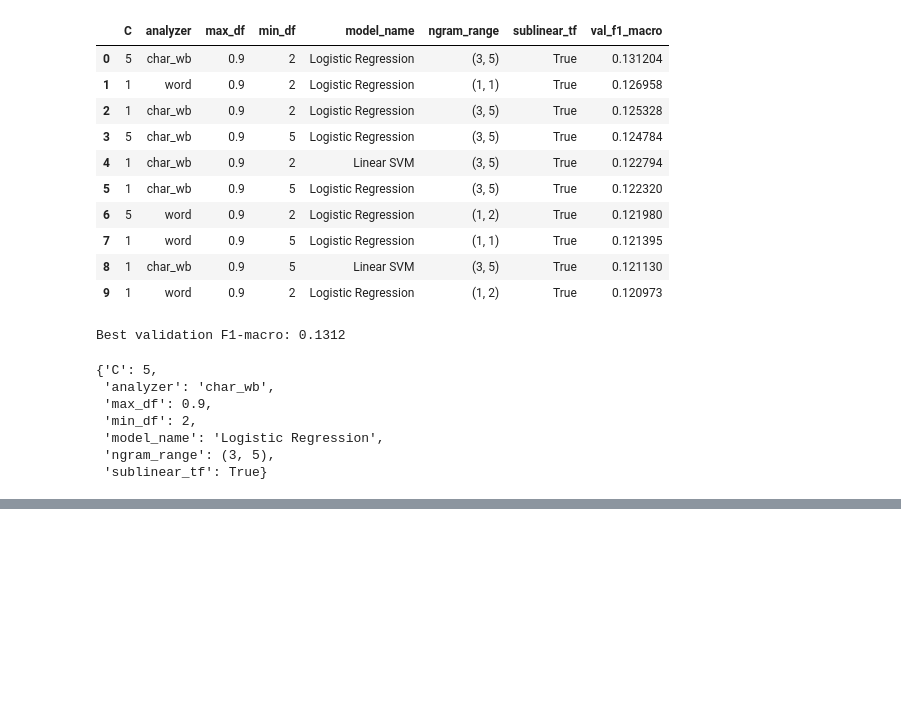
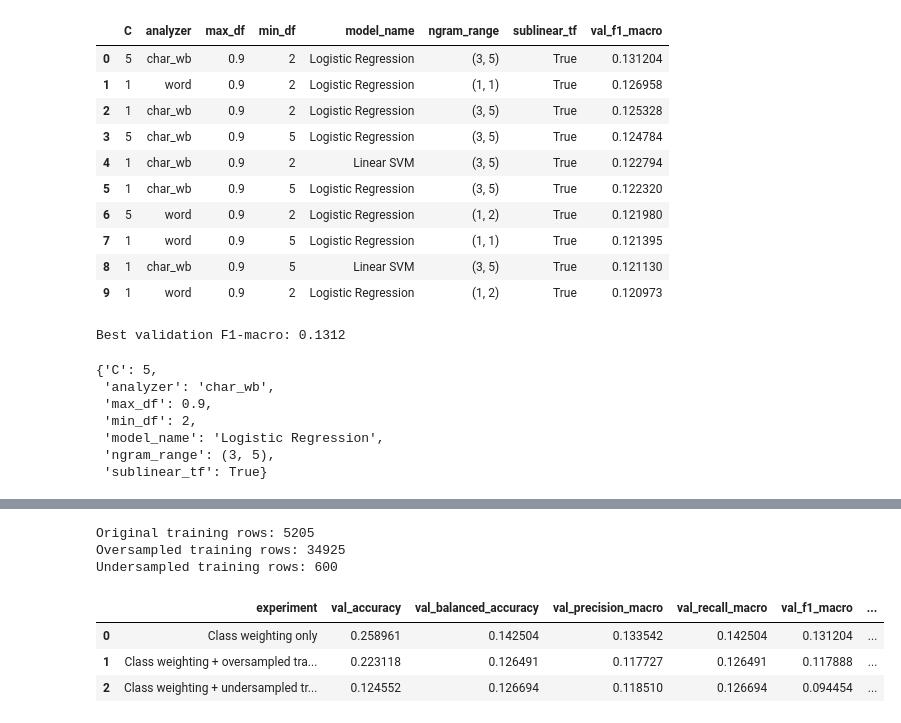
Before and after one commit to slothislazy/Coffee-Origin-and-Recommendation, a Jupyter notebook: 02_Origin_Classification_TF-IDF.ipynb, the cells around one changed output, grey strips where cells are left out. Cells and saved outputs as stored; diff of their text form; code cells hidden in the pictures; blank space fills up the shorter version.

```diff
--- a/02_Origin_Classification_TF-IDF.ipynb
+++ b/02_Origin_Classification_TF-IDF.ipynb
@@ -438,0 +534,54 @@ Error:
+# %%
+# Resampling is applied only on the training split to avoid leakage
+train_df = pd.DataFrame({
+    'text': X_train.reset_index(drop=True),
+    'label': y_train.reset_index(drop=True),
+})
+
+max_train_count = train_df['label'].value_counts().max()
+min_train_count = train_df['label'].value_counts().min()
+
+oversampled_parts = []
+undersampled_parts = []
+for label, group in train_df.groupby('label'):
+    oversampled_parts.append(group.sample(n=max_train_count, replace=True, random_state=RANDOM_STATE))
+    undersampled_parts.append(group.sample(n=min_train_count, replace=False, random_state=RANDOM_STATE))
+
+train_over = pd.concat(oversampled_parts, ignore_index=True).sample(frac=1, random_state=RANDOM_STATE).reset_index(drop=True)
+train_under = pd.concat(undersampled_parts, ignore_index=True).sample(frac=1, random_state=RANDOM_STATE).reset_index(drop=True)
+
+print('Original training rows:', len(train_df))
+print('Oversampled training rows:', len(train_over))
+print('Undersampled training rows:', len(train_under))
+# %% [output]
+Original training rows: 5205
+Oversampled training rows: 34925
+Undersampled training rows: 600
+# %%
+best_model_train_original = build_model_from_params(best_params)
+best_model_train_original.fit(X_train, y_train)
+y_val_pred_original = best_model_train_original.predict(X_val)
+y_test_pred_original = best_model_train_original.predict(X_test)
+
+best_model_train_over = build_model_from_params(best_params)
+best_model_train_over.fit(train_over['text'], train_over['label'])
+y_val_pred_over = best_model_train_over.predict(X_val)
+y_test_pred_over = best_model_train_over.predict(X_test)
+
+best_model_train_under = build_model_from_params(best_params)
+best_model_train_under.fit(train_under['text'], train_under['label'])
+y_val_pred_under = best_model_train_under.predict(X_val)
+y_test_pred_under = best_model_train_under.predict(X_test)
+# %%
+resampling_results_df = pd.DataFrame([
+    metric_row_explicit('Class weighting only', y_val, y_val_pred_original, y_test, y_test_pred_original),
+    metric_row_explicit('Class weighting + oversampled training set', y_val, y_val_pred_over, y_test, y_test_pred_over),
+    metric_row_explicit('Class weighting + undersampled training set', y_val, y_val_pred_under, y_test, y_test_pred_under),
+]).sort_values('test_f1_macro', ascending=False).reset_index(drop=True)
+
+resampling_results_df
+# %% [output]
+|  | experiment | val_accuracy | val_balanced_accuracy | val_precision_macro | val_recall_macro | val_f1_macro | ... |
+| 0 | Class weighting only | 0.258961 | 0.142504 | 0.133542 | 0.142504 | 0.131204 | ... |
+| 1 | Class weighting + oversampled tra... | 0.223118 | 0.126491 | 0.117727 | 0.126491 | 0.117888 | ... |
+| 2 | Class weighting + undersampled tr... | 0.124552 | 0.126694 | 0.118510 | 0.126694 | 0.094454 | ... |
```
Also changed, not shown: parts of 15 cells of this notebook, 3 other files.
